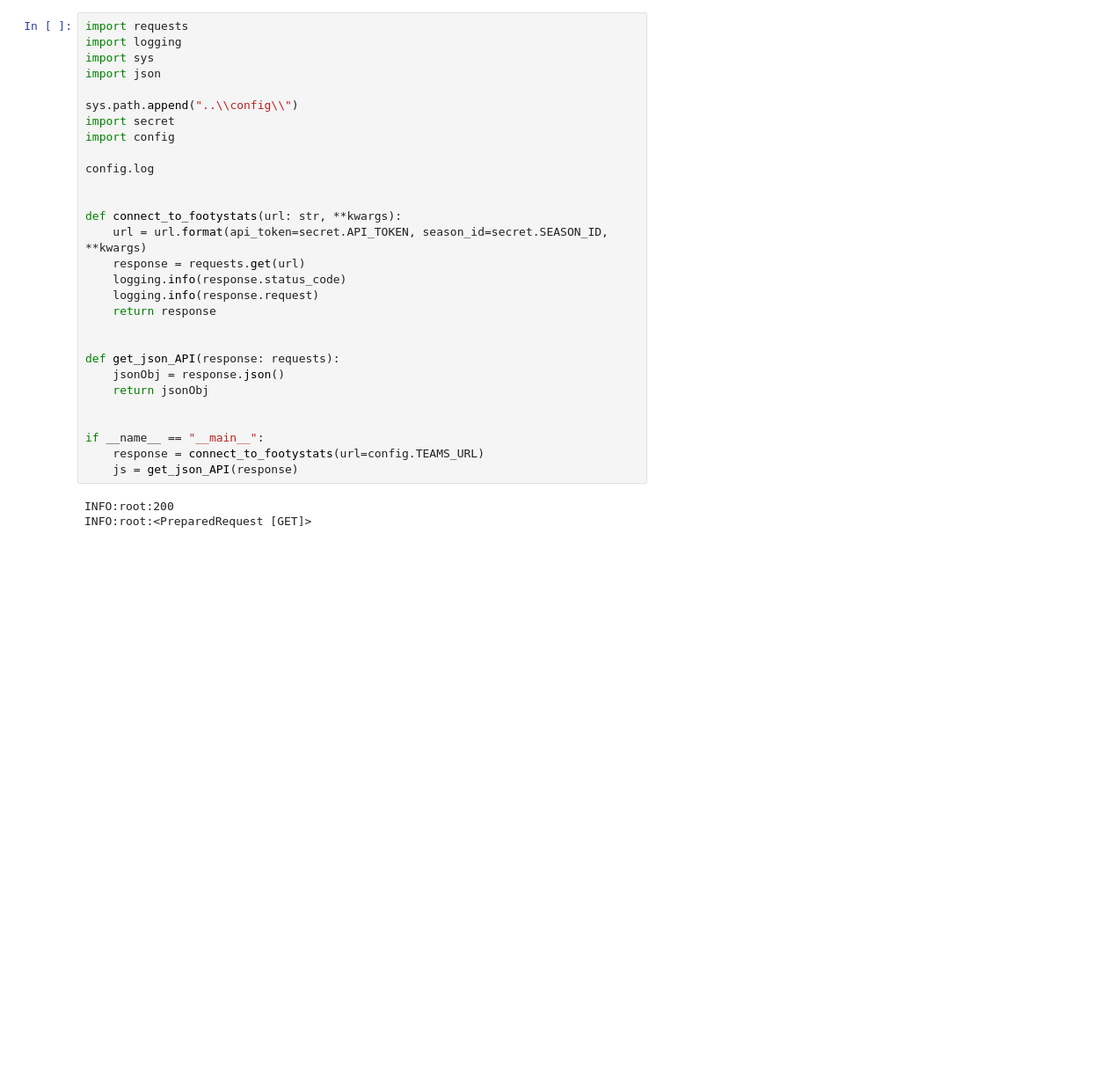
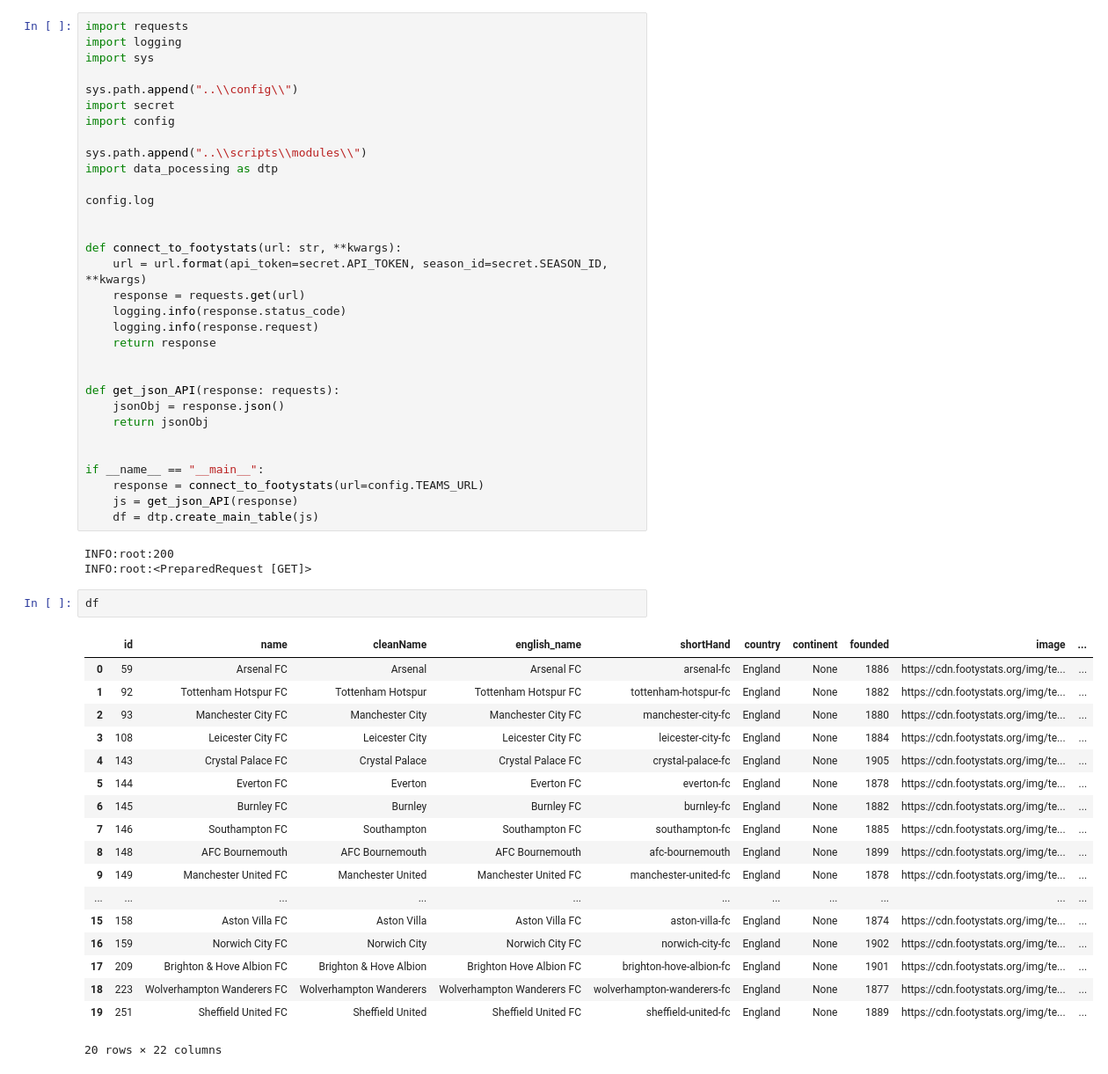
Before and after one commit to Polonez1/football-matches-analysis, a Jupyter notebook: notebooks/workplace.ipynb, the cells around one changed output. Shown at 88% size. Cells and saved outputs as stored; diff of their text form; blank space fills up the shorter version.

```diff
--- a/notebooks/workplace.ipynb
+++ b/notebooks/workplace.ipynb
@@ -140,11 +139,13 @@ if __name__ == "__main__":
 import requests
 import logging
 import sys
-import json
 
 sys.path.append("..\\config\\")
 import secret
 import config
+
+sys.path.append("..\\scripts\\modules\\")
+import data_pocessing as dtp
 
 config.log
 
@@ -165,6 +166,28 @@ def get_json_API(response: requests):
 if __name__ == "__main__":
     response = connect_to_footystats(url=config.TEAMS_URL)
     js = get_json_API(response)
+    df = dtp.create_main_table(js)
 # %% [output]
 INFO:root:200
 INFO:root:<PreparedRequest [GET]>
+# %%
+df
+# %% [output]
+|  | id | name | cleanName | english_name | shortHand | country | continent | founded | image | ... |
+| 0 | 59 | Arsenal FC | Arsenal | Arsenal FC | arsenal-fc | England | None | 1886 | https://cdn.footystats.org/img/te... | ... |
+| 1 | 92 | Tottenham Hotspur FC | Tottenham Hotspur | Tottenham Hotspur FC | tottenham-hotspur-fc | England | None | 1882 | https://cdn.footystats.org/img/te... | ... |
+| 2 | 93 | Manchester City FC | Manchester City | Manchester City FC | manchester-city-fc | England | None | 1880 | https://cdn.footystats.org/img/te... | ... |
+| 3 | 108 | Leicester City FC | Leicester City | Leicester City FC | leicester-city-fc | England | None | 1884 | https://cdn.footystats.org/img/te... | ... |
+| 4 | 143 | Crystal Palace FC | Crystal Palace | Crystal Palace FC | crystal-palace-fc | England | None | 1905 | https://cdn.footystats.org/img/te... | ... |
+| 5 | 144 | Everton FC | Everton | Everton FC | everton-fc | England | None | 1878 | https://cdn.footystats.org/img/te... | ... |
+| 6 | 145 | Burnley FC | Burnley | Burnley FC | burnley-fc | England | None | 1882 | https://cdn.footystats.org/img/te... | ... |
+| 7 | 146 | Southampton FC | Southampton | Southampton FC | southampton-fc | England | None | 1885 | https://cdn.footystats.org/img/te... | ... |
+| 8 | 148 | AFC Bournemouth | AFC Bournemouth | AFC Bournemouth | afc-bournemouth | England | None | 1899 | https://cdn.footystats.org/img/te... | ... |
+| 9 | 149 | Manchester United FC | Manchester United | Manchester United FC | manchester-united-fc | England | None | 1878 | https://cdn.footystats.org/img/te... | ... |
+| ... | ... | ... | ... | ... | ... | ... | ... | ... | ... | ... |
+| 15 | 158 | Aston Villa FC | Aston Villa | Aston Villa FC | aston-villa-fc | England | None | 1874 | https://cdn.footystats.org/img/te... | ... |
+| 16 | 159 | Norwich City FC | Norwich City | Norwich City FC | norwich-city-fc | England | None | 1902 | https://cdn.footystats.org/img/te... | ... |
+| 17 | 209 | Brighton & Hove Albion FC | Brighton & Hove Albion | Brighton Hove Albion FC | brighton-hove-albion-fc | England | None | 1901 | https://cdn.footystats.org/img/te... | ... |
+| 18 | 223 | Wolverhampton Wanderers FC | Wolverhampton Wanderers | Wolverhampton Wanderers FC | wolverhampton-wanderers-fc | England | None | 1877 | https://cdn.footystats.org/img/te... | ... |
+| 19 | 251 | Sheffield United FC | Sheffield United | Sheffield United FC | sheffield-united-fc | England | None | 1889 | https://cdn.footystats.org/img/te... | ... |
+20 rows × 22 columns
```
Also changed, not shown: parts of 1 cell of this notebook, 4 other files.
